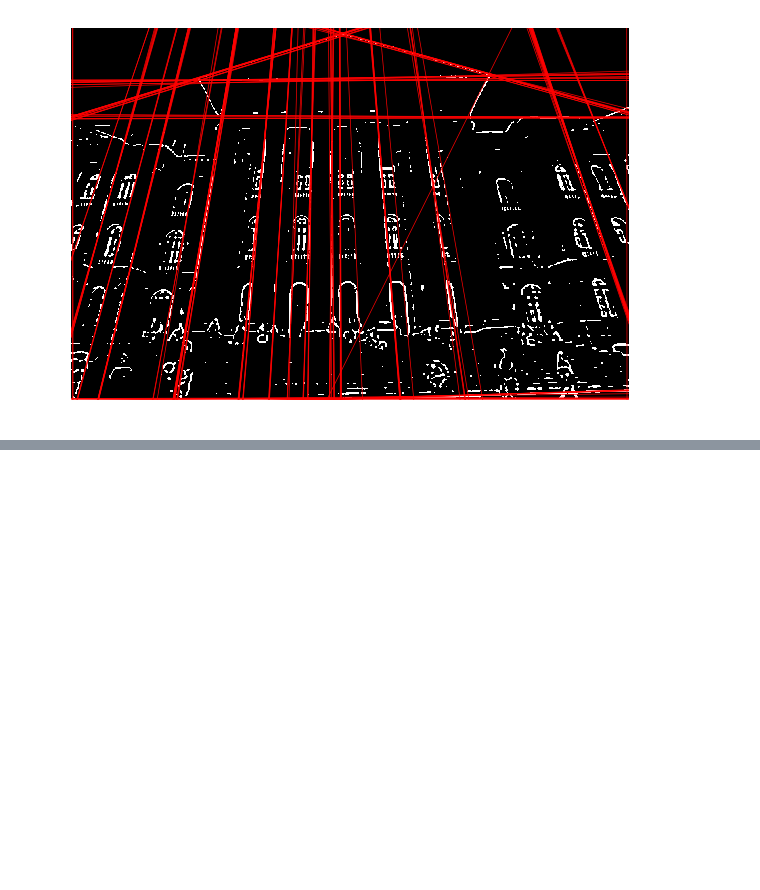
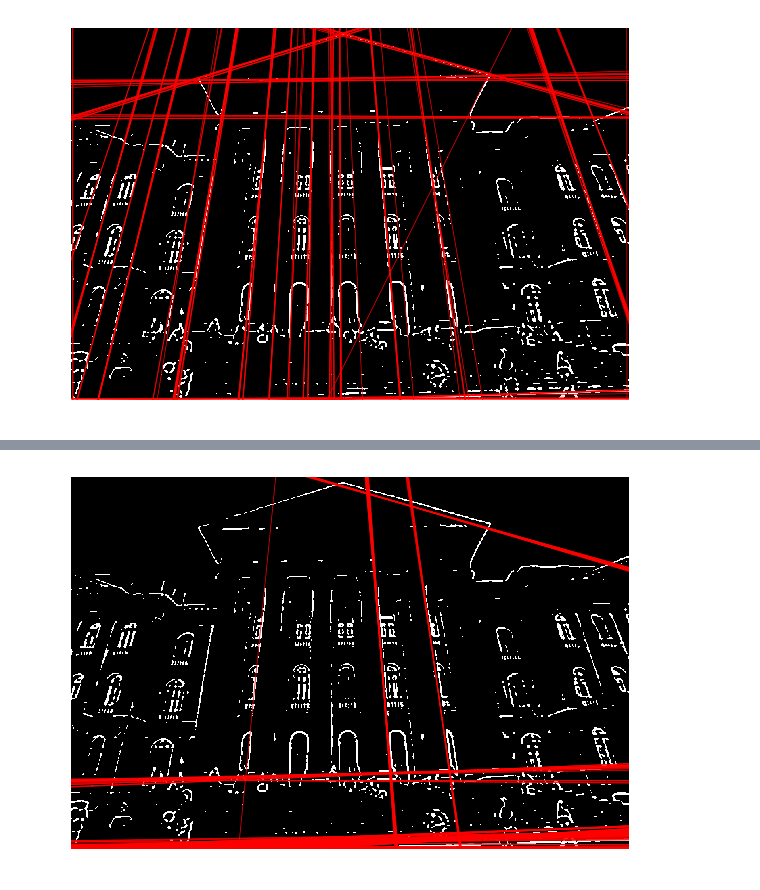
Before and after one commit to cordeirolibel/hough, a Jupyter notebook: Test.ipynb, the cells around one changed output, grey strips where cells are left out. Drawn from its saved outputs; the diff is of its cells as text; code cells hidden in the pictures; blank space fills up the shorter version.

```diff
--- a/Test.ipynb
+++ b/Test.ipynb
@@ -128,0 +139,6 @@ plot_lines(im_bin,dists,np.pi/2-angles)
+# %%
+mask2 = im_h>im_h.max()*0.5
+dists,angles = mask2lines(mask2,size_gray)
+plot_lines(im_bin,dists,np.pi/2-angles,save='lines.png')
+# %% [output]
+[figure, added]
```
Also changed, not shown: parts of 7 cells of this notebook, 4 other files.
